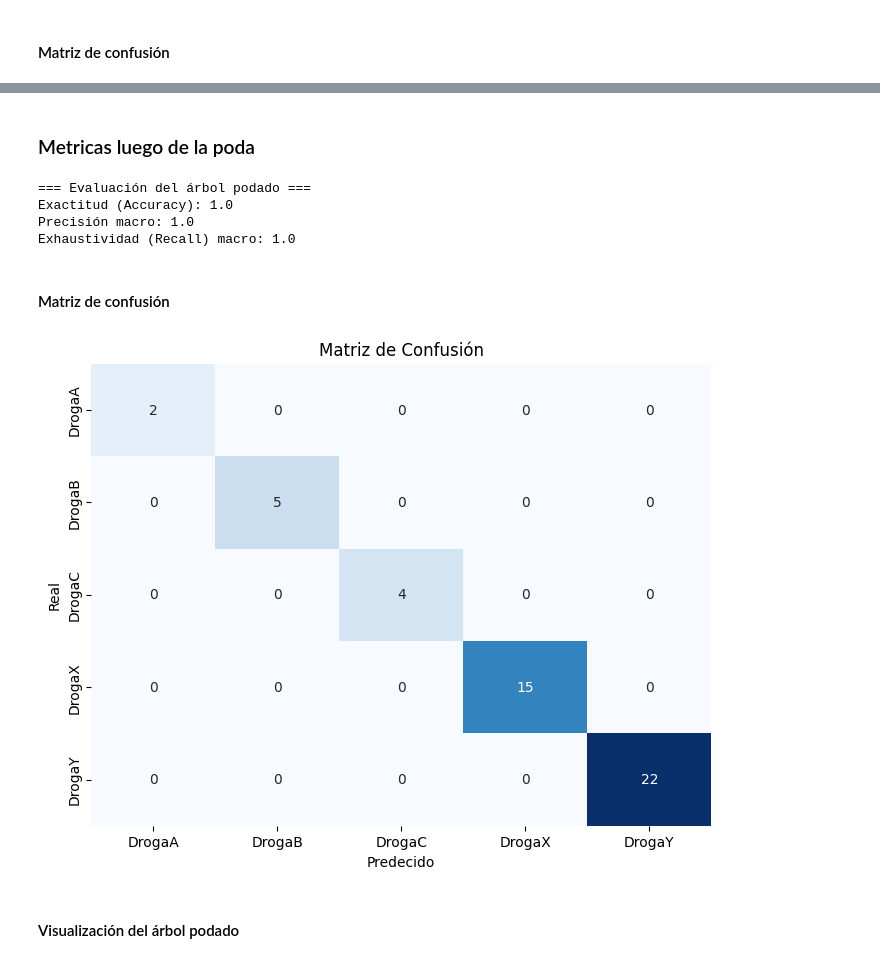
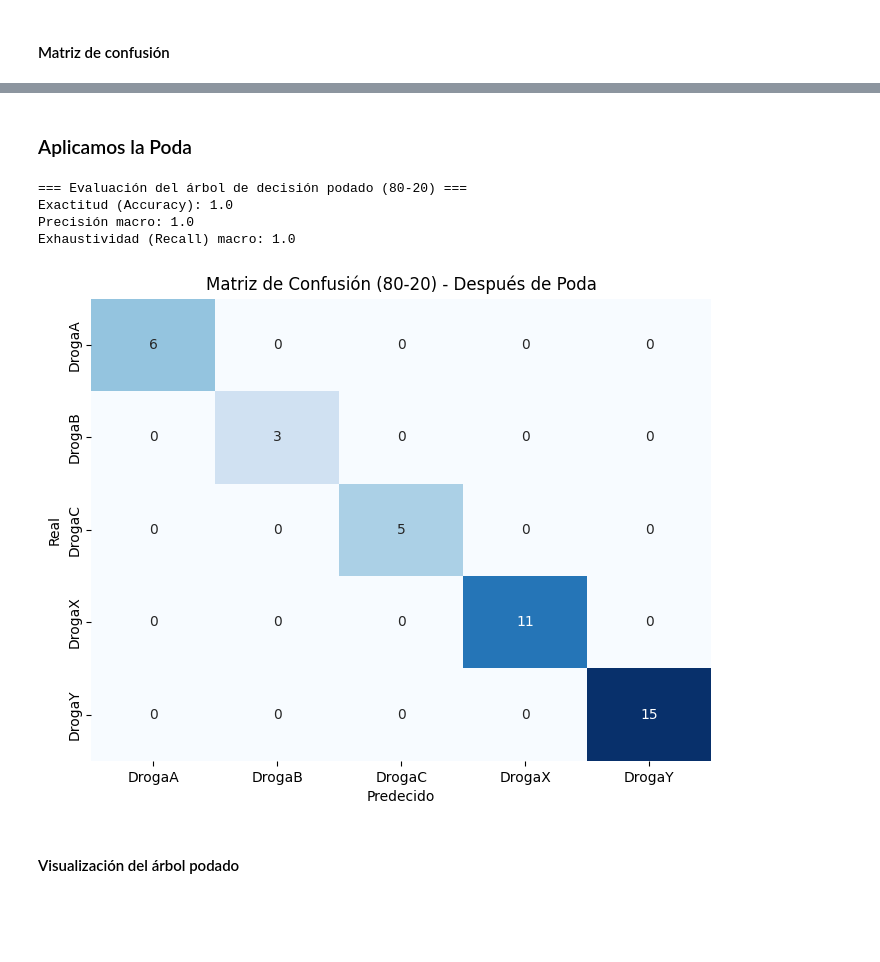
Before and after one commit to Kabarou/TP2_Mineria, a Jupyter notebook: tp2_mineria.ipynb, the cells around one changed output, grey strips where cells are left out. Cells and saved outputs as stored; diff of their text form; code cells hidden in the pictures; blank space fills up the shorter version.

```diff
--- a/tp2_mineria.ipynb
+++ b/tp2_mineria.ipynb
@@ -462,5 +477,17 @@ X_train, X_prueba, y_train, y_prueba = train_test_split(X_train, y_train, test_s
+# %%
+# Columnas a escalar
+columnas_a_escalar = ['Edad', 'Na_a_K']
+
+# Inicializamos el escalador
+scaler = StandardScaler()
+
+X_train_d[columnas_a_escalar] = scaler.fit_transform(X_train_d[columnas_a_escalar])
+X_test_d[columnas_a_escalar] = scaler.transform(X_test_d[columnas_a_escalar])  # Usamos transform en el test
+
+# Luego, escalamos las variables numéricas para el conjunto 70-30
+X_train_d2[columnas_a_escalar] = scaler.fit_transform(X_train_d2[columnas_a_escalar])
+X_test_d2[columnas_a_escalar] = scaler.transform(X_test_d2[columnas_a_escalar])  # Usamos transform en el test
 # %% [markdown]
 # Ejercicio N° 4 Predicción con Arboles de Decisión
 # %%
-arbol_completo = DecisionTreeClassifier(random_state=42)
-arbol_completo.fit(X_train, y_train)
+tree_classifier = DecisionTreeClassifier(random_state=42)
@@ -546,32 +559,43 @@ Mejores parámetros: {'random_state': 42, 'min_samples_split': 4, 'min_samples_l
-# %% [markdown]
-### Metricas luego de la poda
+# %% [markdown]
+### Aplicamos la Poda
+# %%
+# **Poda del árbol**: Aplicamos poda limitando la profundidad máxima del árbol a un valor
+best_tree_classifier_80_20_poda = DecisionTreeClassifier(
+    max_depth=5,  # Limitar la profundidad máxima del árbol
+    min_samples_split=5,  # Mínimo de muestras para dividir un nodo
+    min_samples_leaf=4,  # Mínimo de muestras por hoja
+    criterion='gini',  # O 'entropy', según lo mejor encontrado
+    random_state=42
+)
+# %%
+# Entrenamos el árbol podado con los datos de entrenamiento (80-20)
+best_tree_classifier_80_20_poda.fit(X_train_d, y_train_d)
+
+# Evaluar el modelo podado en el conjunto de test (80-20)
+y_test_pred_poda = best_tree_classifier_80_20_poda.predict(X_test_d)
 # %%
-print("=== Evaluación del árbol podado ===")
-print("Exactitud (Accuracy):", accuracy_score(y_prueba, best_prediction))
-print("Precisión macro:", precision_score(y_prueba, best_prediction, average='macro'))
-print("Exhaustividad (Recall) macro:", recall_score(y_prueba, best_prediction, average='macro'))
+# Evaluación del árbol de decisión podado
+print("=== Evaluación del árbol de decisión podado (80-20) ===")
+print("Exactitud (Accuracy):", accuracy_score(y_test_d, y_test_pred_poda))
+print("Precisión macro:", precision_score(y_test_d, y_test_pred_poda, average='macro', zero_division=1))
+print("Exhaustividad (Recall) macro:", recall_score(y_test_d, y_test_pred_poda, average='macro', zero_division=1))
 # %% [output]
-=== Evaluación del árbol podado ===
+=== Evaluación del árbol de decisión podado (80-20) ===
 Exactitud (Accuracy): 1.0
 Precisión macro: 1.0
 Exhaustividad (Recall) macro: 1.0
-# %% [markdown]
-#### Matriz de confusión
 # %%
-confusion = confusion_matrix(y_prueba, best_prediction)
-
-etiquetas = ['DrogaA', 'DrogaB', 'DrogaC', 'DrogaX', 'DrogaY']
+# Matriz de confusión para el árbol podado
+confusion_poda = confusion_matrix(y_test_d, y_test_pred_poda)
 
 plt.figure(figsize=(8, 6))
-sns.heatmap(confusion, annot=True, fmt='d', cmap='Blues',
-            xticklabels=etiquetas,
-            yticklabels=etiquetas,
-            cbar=False)
+sns.heatmap(confusion_poda, annot=True, fmt='d', cmap='Blues',
+            xticklabels=etiquetas, yticklabels=etiquetas, cbar=False)
 plt.xlabel('Predecido')
 plt.ylabel('Real')
-plt.title('Matriz de Confusión')
+plt.title('Matriz de Confusión (80-20) - Después de Poda')
 plt.show()
 # %% [output]
-[figure, old version]
+[figure, new version]
 # %% [markdown]
 #### Visualización del árbol podado
```
Also changed, not shown: parts of 22 cells of this notebook.
